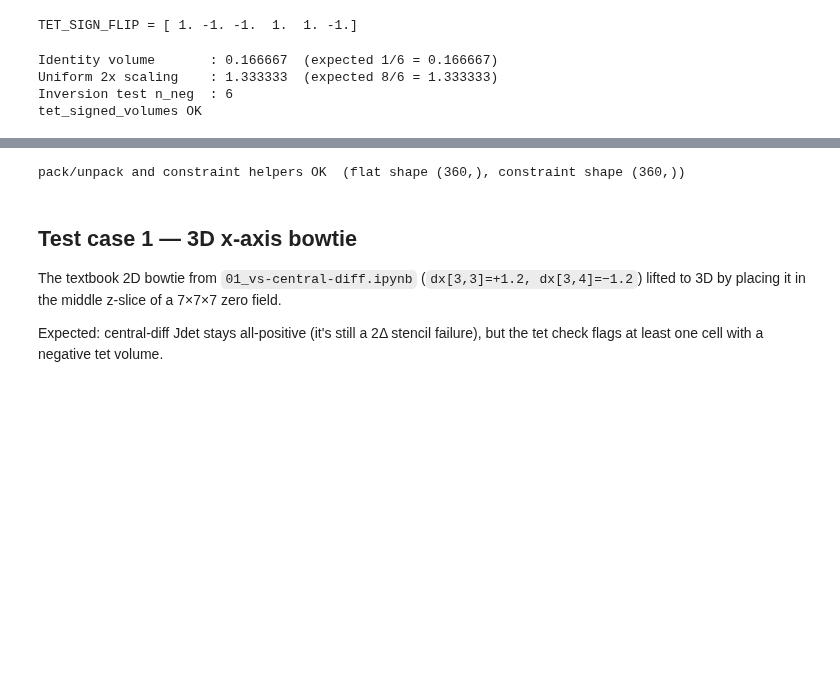
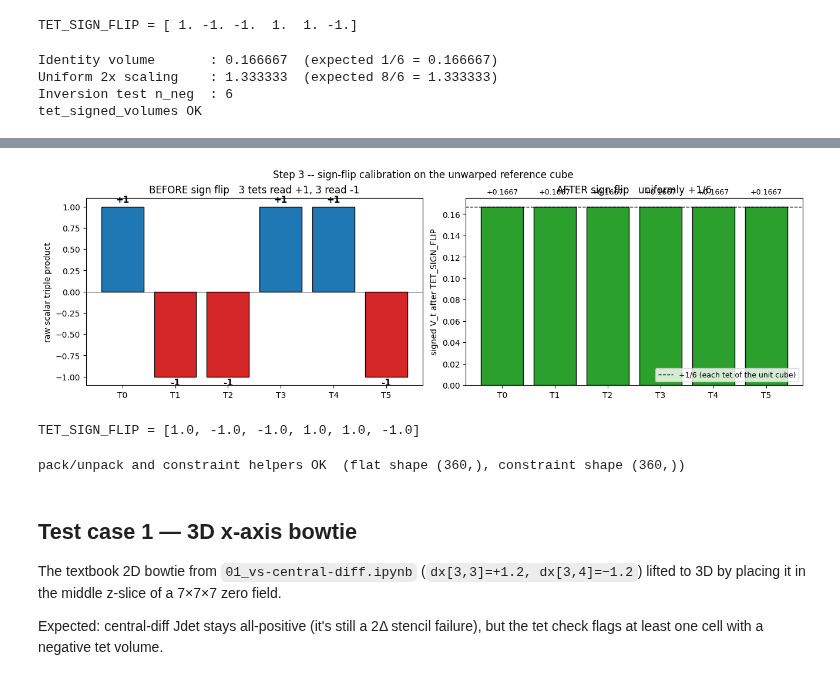
Before and after one commit to andythai/dvfopt, a Jupyter notebook: notebooks/two-triangle-check/12_3d-tetrahedral-check.ipynb, the cells around one changed output, grey strips where cells are left out. Drawn from its saved outputs; the diff is of its cells as text; code cells hidden in the pictures; blank space fills up the shorter version.

```diff
--- a/notebooks/two-triangle-check/12_3d-tetrahedral-check.ipynb
+++ b/notebooks/two-triangle-check/12_3d-tetrahedral-check.ipynb
@@ -357,3 +499,41 @@ tet_signed_volumes OK
+# %%
+raws = np.array([_tet_compute(t)[0] for t in range(6)])
+flipped = TET_SIGN_FLIP * raws / 6.0
+
+fig, axes = plt.subplots(1, 2, figsize=(13, 4.0), layout='constrained')
+
+bar_colors = ['#1f77b4' if r > 0 else '#d62728' for r in raws]
+axes[0].bar(range(6), raws, color=bar_colors, edgecolor='black')
+axes[0].axhline(0, color='black', lw=0.6)
+axes[0].set_xticks(range(6))
+axes[0].set_xticklabels(['T' + str(i) for i in range(6)])
+axes[0].set_ylabel('raw scalar triple product')
+axes[0].set_title('BEFORE sign flip   3 tets read +1, 3 read -1')
+for i, r in enumerate(raws):
+    axes[0].text(i, r + (0.05 if r > 0 else -0.10),
+                 ('+1' if r > 0 else '-1'),
+                 ha='center', fontsize=11, fontweight='bold')
+
+axes[1].bar(range(6), flipped, color='#2ca02c', edgecolor='black')
+axes[1].axhline(0, color='black', lw=0.6)
+axes[1].axhline(1 / 6, color='black', linestyle='--', lw=1.0,
+                label='+1/6 (each tet of the unit cube)')
+axes[1].set_xticks(range(6))
+axes[1].set_xticklabels(['T' + str(i) for i in range(6)])
+axes[1].set_ylabel('signed V_t after TET_SIGN_FLIP')
+axes[1].set_title('AFTER sign flip   uniformly +1/6')
+axes[1].legend(loc='lower right', fontsize=9)
+for i, v in enumerate(flipped):
+    axes[1].text(i, v + 0.012, format(v, '+.4f'), ha='center', fontsize=9)
+
+plt.suptitle('Step 3 -- sign-flip calibration on the unwarped reference cube',
+             fontsize=12)
+plt.show()
+
+print('TET_SIGN_FLIP = ' + str(TET_SIGN_FLIP.tolist()))
+# %% [output]
+[figure, added]
+TET_SIGN_FLIP = [1.0, -1.0, -1.0, 1.0, 1.0, -1.0]
 # %%
 # Variable packing follows dvfopt.core.solver3d._full_grid_step_3d:
 # phi_flat = [dx_flat, dy_flat, dz_flat].
```
Also changed, not shown: parts of 9 cells of this notebook.
